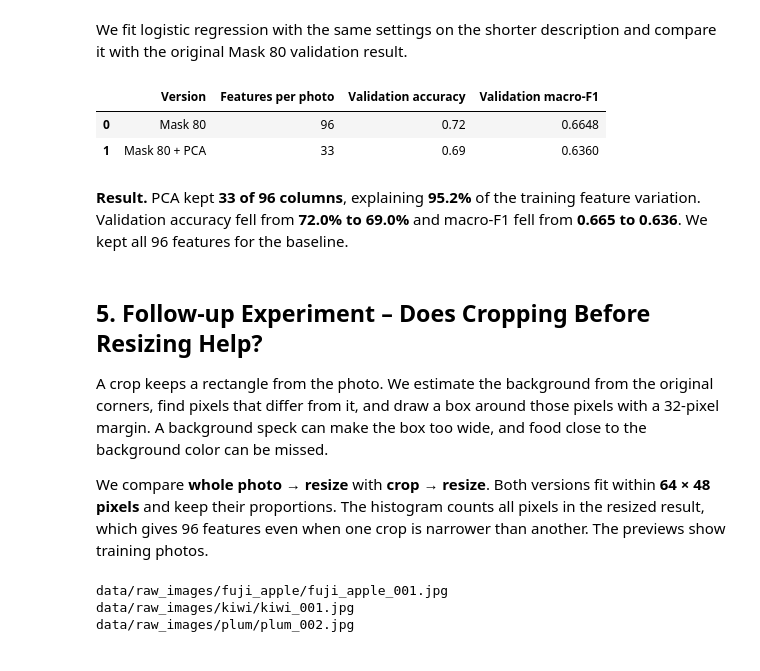
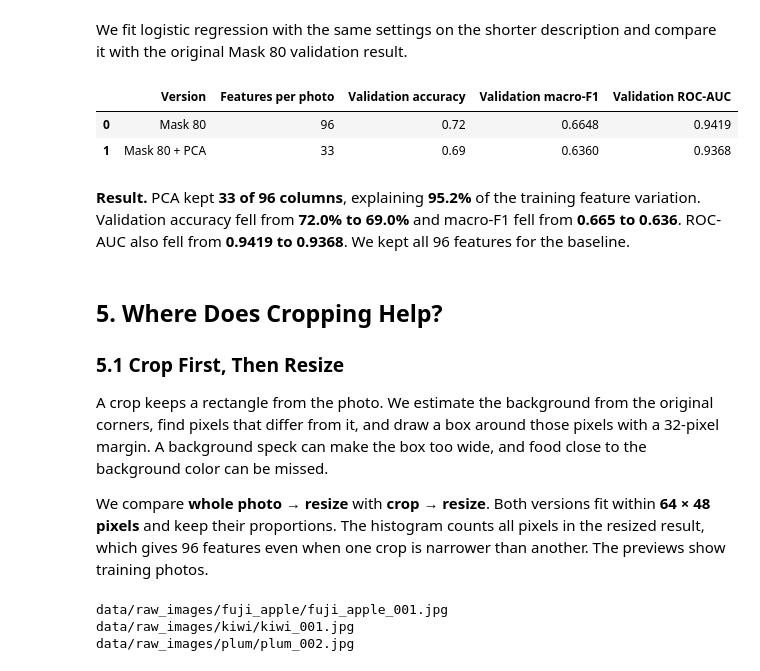
Before and after one commit to dargys/group-project, a Jupyter notebook: notebooks/Dargys.ipynb, the cells around one changed output. Cells and saved outputs as stored; diff of their text form; code cells hidden in the pictures.

```diff
--- a/notebooks/Dargys.ipynb
+++ b/notebooks/Dargys.ipynb
@@ -181,6 +190,15 @@ The three versions below use the same model settings and split.
 # %%
 from sklearn.linear_model import LogisticRegression
-from sklearn.metrics import accuracy_score, f1_score
+from sklearn.metrics import accuracy_score, f1_score, roc_auc_score
+
+
+def macro_ovr_auc(model, features, actual_labels):
+    """Average one-vs-rest ROC-AUC across the model's food classes."""
+    probabilities = model.predict_proba(features)
+    return roc_auc_score(
+        actual_labels, probabilities, labels=model.classes_,
+        multi_class="ovr", average="macro"
+    )
 
 validation_results = []
 validation_predictions = {}
@@ -198,7 +216,8 @@ for name, X in feature_tables.items():
     validation_results.append({
         "Image preparation": name,
         "Accuracy": accuracy_score(y_validation, predictions),
-        "Macro-F1": f1_score(y_validation, predictions, average="macro", zero_division=0)
+        "Macro-F1": f1_score(y_validation, predictions, average="macro", zero_division=0),
+        "ROC-AUC": macro_ovr_auc(model, X_validation, y_validation)
     })
 
 validation_scores = pd.DataFrame(validation_results)
@@ -328,42 +501,46 @@ We fit logistic regression with the same settings on the shorter description and
 from sklearn.linear_model import LogisticRegression
 from src.evaluate import evaluate_predictions
 
 pca_model = LogisticRegression(max_iter=1000)
 pca_model.fit(X_train_pca, y_train_mask_80)
 pca_validation_predictions = pca_model.predict(X_validation_pca)
 
 pca_class_names = sorted(split_table["target_class"].unique())
 pca_validation_scores = evaluate_predictions(
     y_validation_mask_80, pca_validation_predictions, pca_class_names
 )
 
 mask_80_score = validation_scores.loc[
     validation_scores["Image preparation"].eq("Mask 80")
 ].iloc[0]
 
 pca_comparison = pd.DataFrame([
     {
         "Version": "Mask 80",
         "Features per photo": X_train_mask_80.shape[1],
         "Validation accuracy": mask_80_score["Accuracy"],
-        "Validation macro-F1": mask_80_score["Macro-F1"]
+        "Validation macro-F1": mask_80_score["Macro-F1"],
+        "Validation ROC-AUC": mask_80_score["ROC-AUC"]
     },
     {
         "Version": "Mask 80 + PCA",
         "Features per photo": X_train_pca.shape[1],
         "Validation accuracy": pca_validation_scores["accuracy"],
-        "Validation macro-F1": pca_validation_scores["macro_f1"]
+        "Validation macro-F1": pca_validation_scores["macro_f1"],
+        "Validation ROC-AUC": macro_ovr_auc(pca_model, X_validation_pca, y_validation_mask_80)
     }
 ])
 display(pca_comparison.round(4))
 # %% [output]
-|  | Version | Features per photo | Validation accuracy | Validation macro-F1 |
-| 0 | Mask 80 | 96 | 0.72 | 0.6648 |
-| 1 | Mask 80 + PCA | 33 | 0.69 | 0.6360 |
+|  | Version | Features per photo | Validation accuracy | Validation macro-F1 | Validation ROC-AUC |
+| 0 | Mask 80 | 96 | 0.72 | 0.6648 | 0.9419 |
+| 1 | Mask 80 + PCA | 33 | 0.69 | 0.6360 | 0.9368 |
 # %% [markdown]
-**Result.** PCA kept **33 of 96 columns**, explaining **95.2%** of the training feature variation. Validation accuracy fell from **72.0% to 69.0%** and macro-F1 fell from **0.665 to 0.636**. We kept all 96 features for the baseline.
+**Result.** PCA kept **33 of 96 columns**, explaining **95.2%** of the training feature variation. Validation accuracy fell from **72.0% to 69.0%** and macro-F1 fell from **0.665 to 0.636**. ROC-AUC also fell from **0.9419 to 0.9368**. We kept all 96 features for the baseline.
 # %% [markdown]
-## 5. Follow-up Experiment – Does Cropping Before Resizing Help?
+## 5. Where Does Cropping Help?
+
+### 5.1 Crop First, Then Resize
 
 A crop keeps a rectangle from the photo. We estimate the background from the original corners, find pixels that differ from it, and draw a box around those pixels with a 32-pixel margin. A background speck can make the box too wide, and food close to the background color can be missed.
 
```
Also changed, not shown: parts of 27 cells of this notebook.
